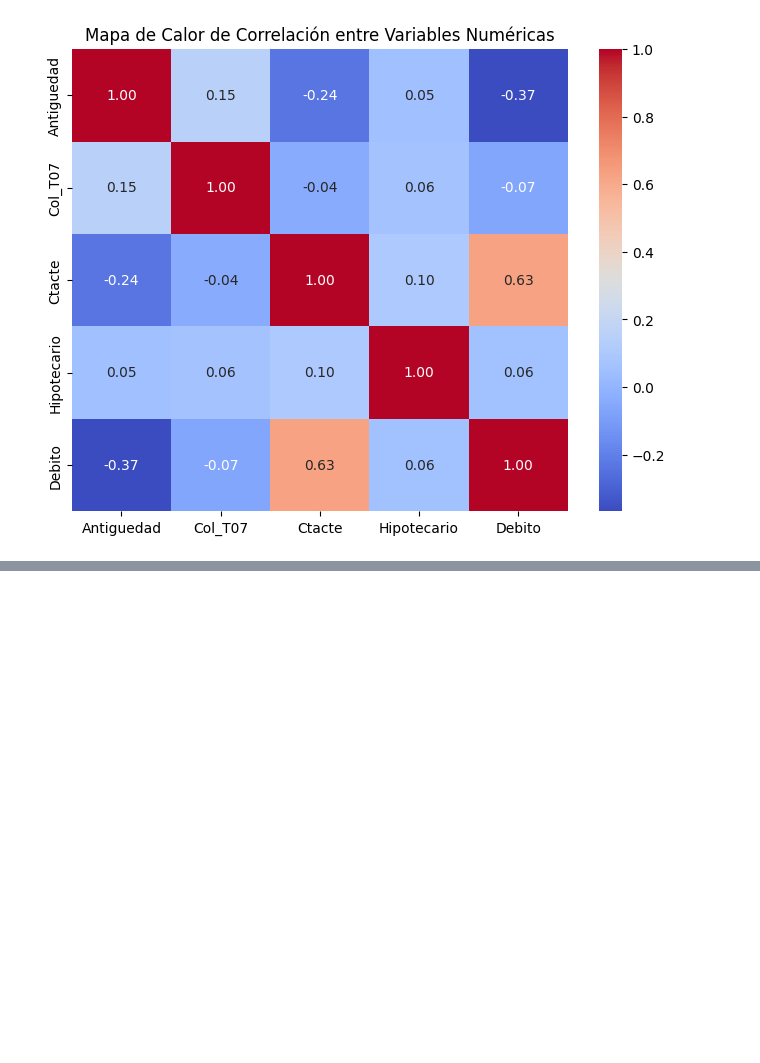
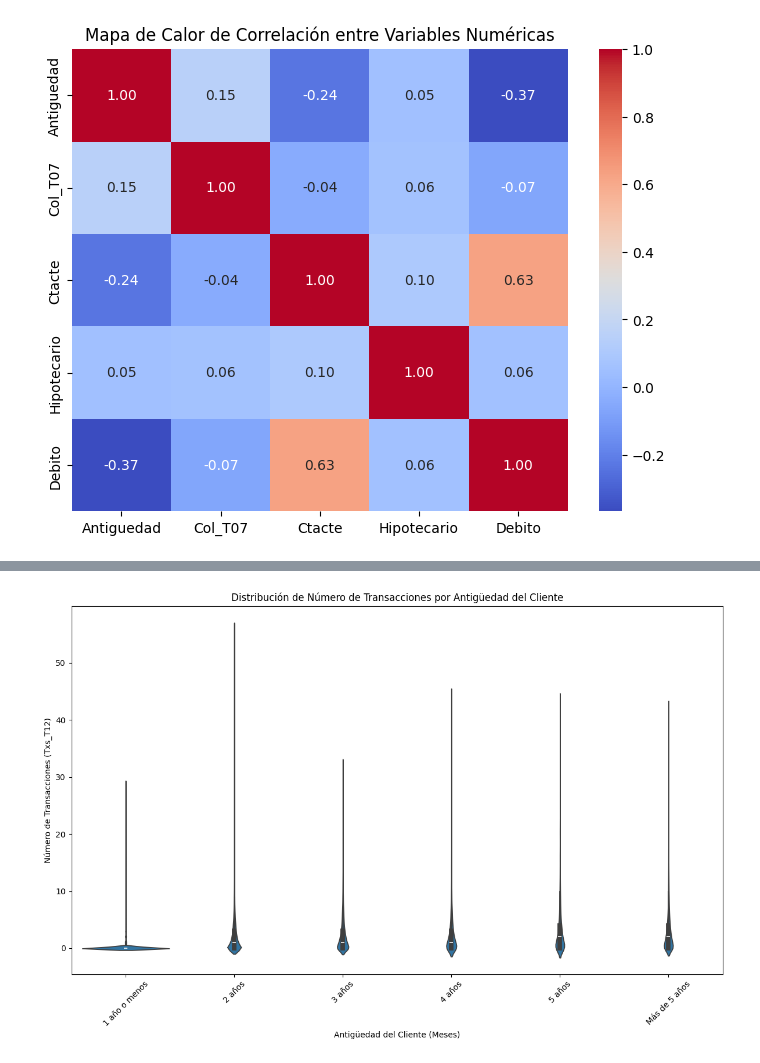
Before and after one commit to JuanAmpuero06/monopoly, a Jupyter notebook: notebooks/Phase 2 understanding the data.ipynb, the cells around one changed output, grey strips where cells are left out. Saved outputs shown, nothing was run; the diff lists cells and outputs as text; code cells hidden in the pictures; blank space fills up the shorter version.

```diff
--- a/notebooks/Phase 2 understanding the data.ipynb
+++ b/notebooks/Phase 2 understanding the data.ipynb
@@ -144,3 +170,31 @@ plt.show()
 # %% [output]
 [interactive output not drawn]
 [figure]
+# %%
+# Crear una columna temporal para 'Antigüedad' sin modificar el dataset original
+df_cleaned_temp = df_cleaned.copy()  # Copiar el dataframe original para no modificarlo
+
+# Categorizamos la columna 'Antigüedad' en rangos temporales, solo en esta copia
+df_cleaned_temp['Antiguedad_Categorized'] = pd.cut(df_cleaned_temp['Antiguedad'],
+                                                   bins=[-np.inf, 12, 24, 36, 48, 60, np.inf],
+                                                   labels=['1 año o menos', '2 años', '3 años', '4 años', '5 años', 'Más de 5 años'])
+
+# Reemplazar valores negativos en 'Txs_T12' con 0 solo en la copia temporal
+df_cleaned_temp['Txs_T12'] = df_cleaned_temp['Txs_T12'].apply(lambda x: max(x, 0))
+
+# Crear el gráfico de violín para analizar la distribución de transacciones por antigüedad
+plt.figure(figsize=(12, 8))  # Definir el tamaño de la figura
+
+# Crear el gráfico de violín con la columna temporal 'Antiguedad_Categorized'
+sns.violinplot(x='Antiguedad_Categorized', y='Txs_T12', data=df_cleaned_temp)
+
+# Personalizar el gráfico
+plt.title('Distribución de Número de Transacciones por Antigüedad del Cliente')
+plt.xlabel('Antigüedad del Cliente (Meses)')
+plt.ylabel('Número de Transacciones (Txs_T12)')
+plt.xticks(rotation=45)  # Rotar las etiquetas del eje X si es necesario
+
+# Mostrar el gráfico
+plt.tight_layout()
+plt.show()
+# %% [output]
@@ -146,0 +202 @@ plt.show()
+[figure, added]
```
Also changed, not shown: parts of 5 cells of this notebook, 3 other files.
